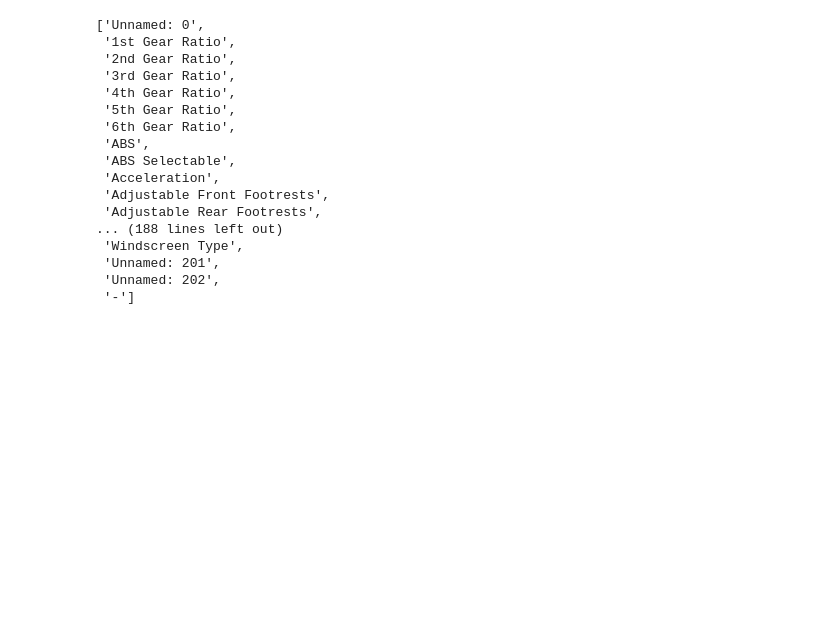
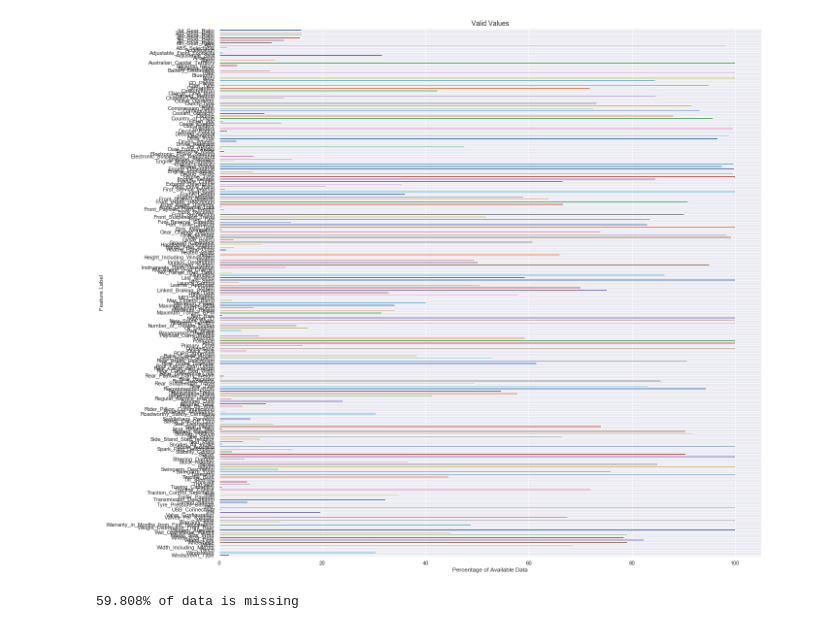
Before and after one commit to beaubellamy/BikeSales, a Jupyter notebook: BikeSales EDA.ipynb, the cells around one changed output. Drawn from its saved outputs; the diff is of its cells as text; code cells hidden in the pictures; blank space fills up the shorter version.

```diff
--- a/BikeSales EDA.ipynb
+++ b/BikeSales EDA.ipynb
@@ -74,20 +552,20 @@ True
-# %%
-list(df.columns)
-# %% [output]
-['Unnamed: 0',
- '1st Gear Ratio',
- '2nd Gear Ratio',
- '3rd Gear Ratio',
- '4th Gear Ratio',
- '5th Gear Ratio',
- '6th Gear Ratio',
- 'ABS',
- 'ABS Selectable',
- 'Acceleration',
- 'Adjustable Front Footrests',
- 'Adjustable Rear Footrests',
-... (188 lines left out)
- 'Windscreen Type',
- 'Unnamed: 201',
- 'Unnamed: 202',
- '-']
+# %%
+# Alternatively display number of valid data as a percentage in a bar chart
+def missing_bar(df):
+    total = df.shape[0]
+    missing = (total - df.isnull().sum())/total * 100
+    missing.plot(kind='barh',figsize=(20,20))
+    plt.gca().invert_yaxis()
+    plt.xlabel('Percentage of Available Data')
+    plt.ylabel('Feature Label')
+    plt.title('Valid Values', fontsize=14)
+    plt.show()
+
+missing_bar(df)
+# %% [output]
+[figure, added]
+# %%
+missing = df.isnull().sum()/total * 100
+print('{}% of data is missing '.format(round(missing.sum()/len(df.columns),3)))
+# %% [output]
+59.808% of data is missing
```
Also changed, not shown: parts of 25 cells of this notebook, 1 other file.
